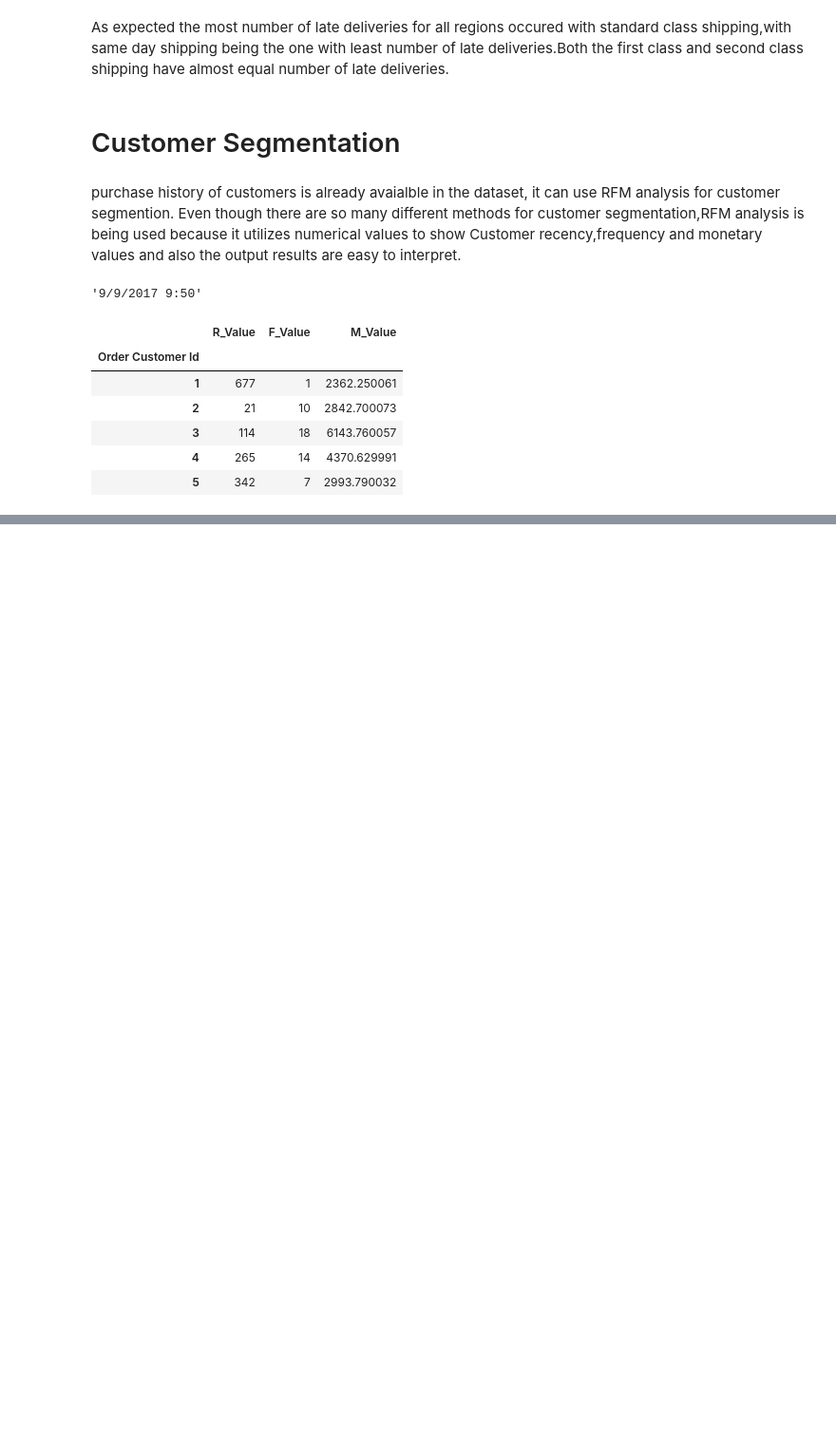
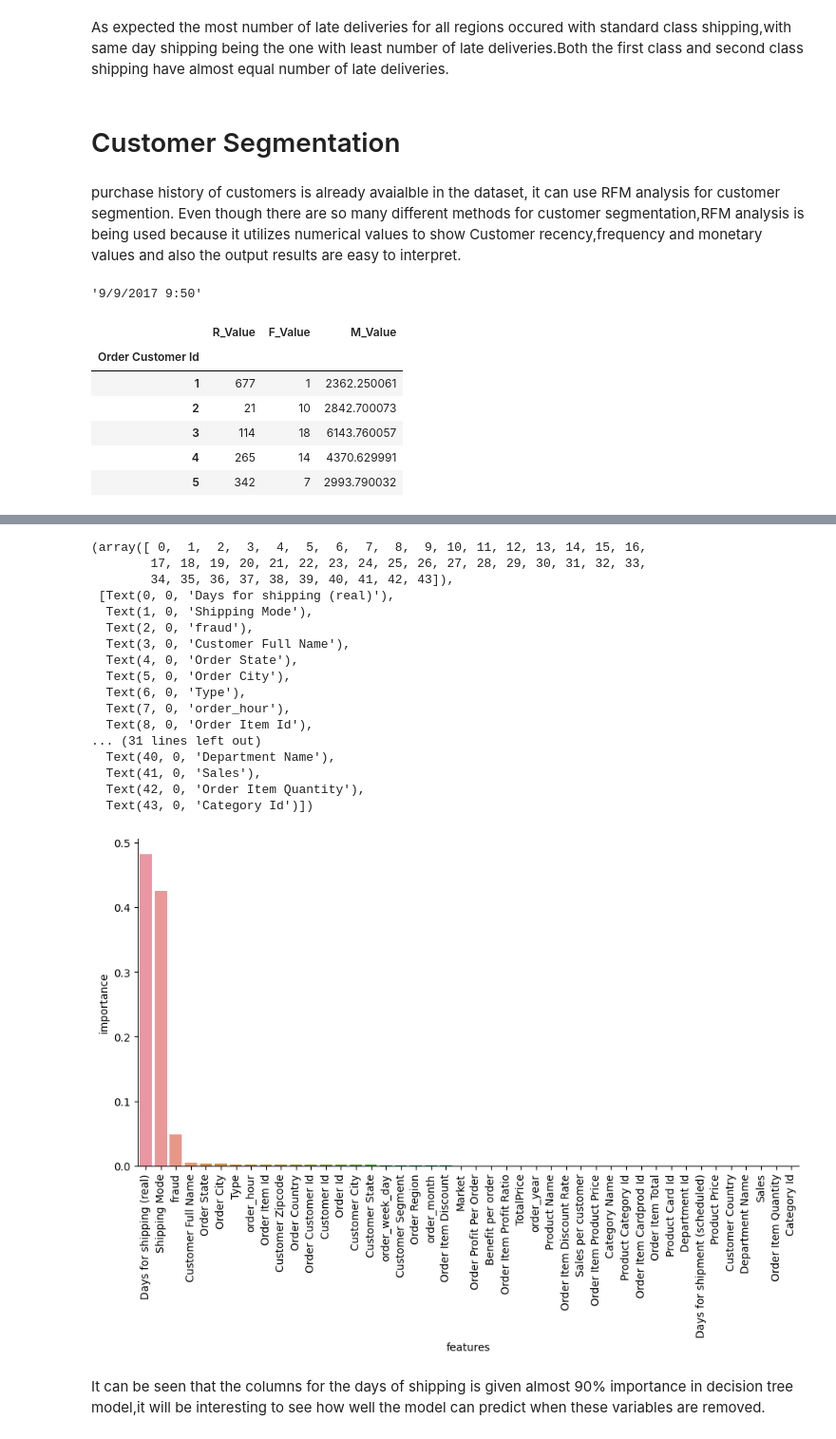
Before and after one commit to YannSko/Portfollio, a Jupyter notebook: Analysis Marketting/Supply_demand/Data&co/Data&Co.ipynb, the cells around one changed output, grey strips where cells are left out. Shown at 95% size. Saved outputs shown, nothing was run; the diff lists cells and outputs as text; code cells hidden in the pictures; blank space fills up the shorter version.

```diff
--- a/Analysis Marketting/Supply_demand/Data&co/Data&Co.ipynb
+++ b/Analysis Marketting/Supply_demand/Data&co/Data&Co.ipynb
@@ -438,0 +1038,29 @@ Customer_seg.head()
+# %%
+
+
+important_col=model_l.feature_importances_.argsort()
+feat_imp=pd.DataFrame({'features':xl.columns[important_col],'importance':model_l.feature_importances_[important_col]})
+feat_imp=feat_imp.sort_values(by='importance',ascending=False)
+ax = sns.catplot(x='features', y = 'importance', data=feat_imp, height=5, aspect=2,  kind="bar")
+plt.xticks(rotation=90)
+# %% [output]
+(array([ 0,  1,  2,  3,  4,  5,  6,  7,  8,  9, 10, 11, 12, 13, 14, 15, 16,
+        17, 18, 19, 20, 21, 22, 23, 24, 25, 26, 27, 28, 29, 30, 31, 32, 33,
+        34, 35, 36, 37, 38, 39, 40, 41, 42, 43]),
+ [Text(0, 0, 'Days for shipping (real)'),
+  Text(1, 0, 'Shipping Mode'),
+  Text(2, 0, 'fraud'),
+  Text(3, 0, 'Customer Full Name'),
+  Text(4, 0, 'Order State'),
+  Text(5, 0, 'Order City'),
+  Text(6, 0, 'Type'),
+  Text(7, 0, 'order_hour'),
+  Text(8, 0, 'Order Item Id'),
+... (31 lines left out)
+  Text(40, 0, 'Department Name'),
+  Text(41, 0, 'Sales'),
+  Text(42, 0, 'Order Item Quantity'),
+  Text(43, 0, 'Category Id')])
+[figure, added]
+# %% [markdown]
+It can be seen that the columns for the days of shipping is given almost 90% importance in decision tree model,it will be interesting to see how well the model can predict when these variables are removed.
```
Also changed, not shown: parts of 88 cells of this notebook.
